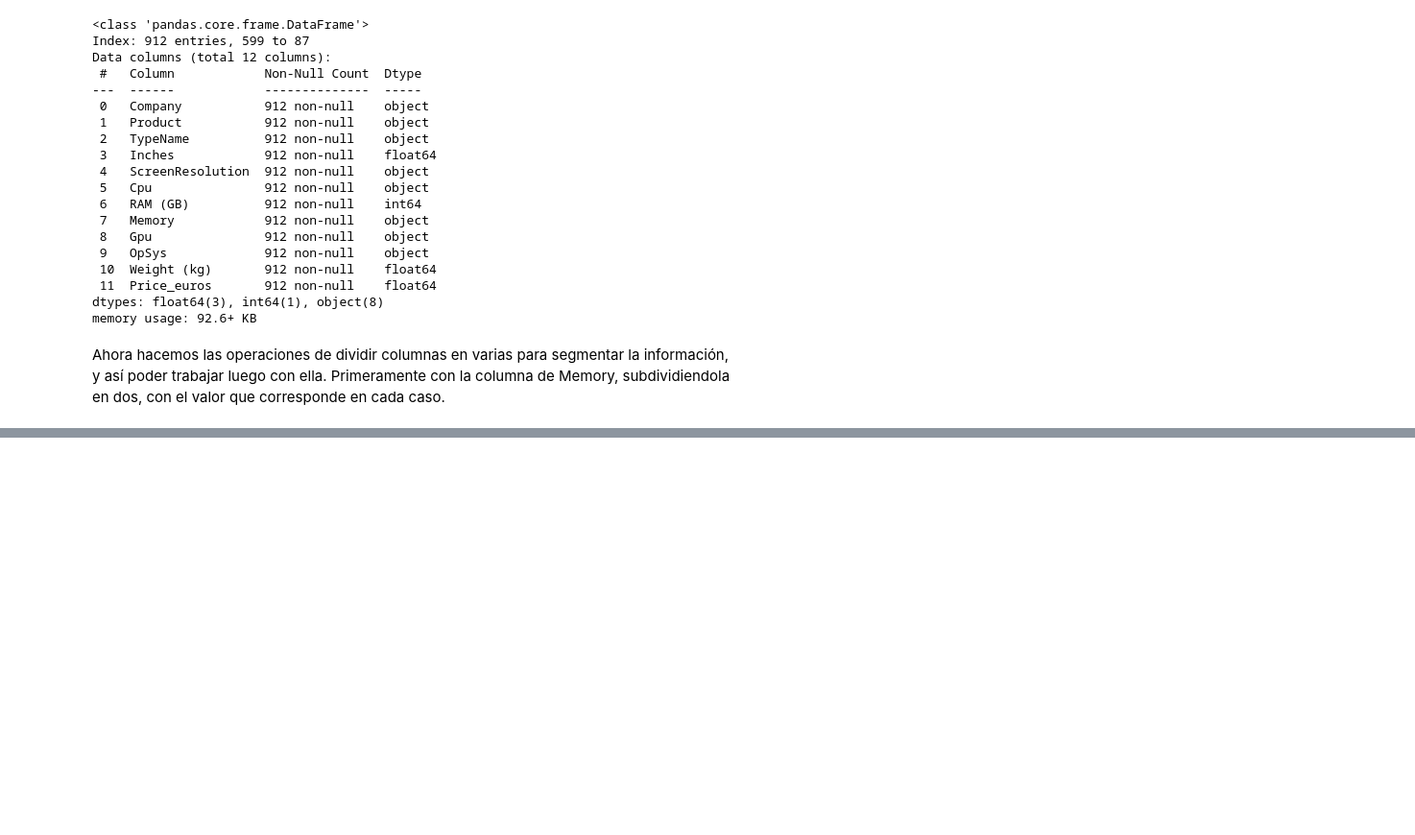
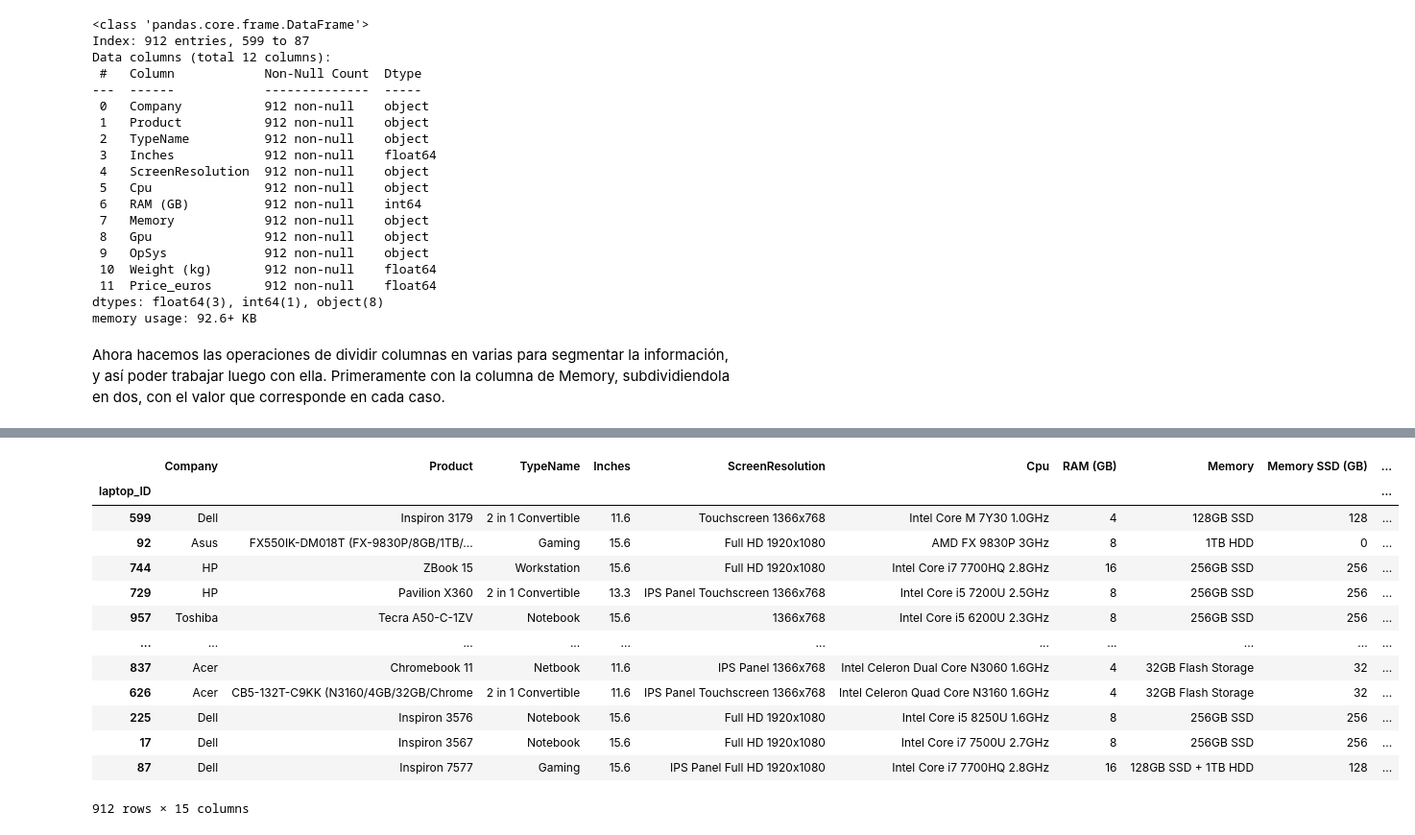
Before and after one commit to angelgvill/DS102024, a Jupyter notebook: 3-MachineLearning/2-Supervisado/ordenadores_agv.ipynb, the cells around one changed output, grey strips where cells are left out. Shown at 96% size. Drawn from its saved outputs; the diff is of its cells as text; code cells hidden in the pictures; blank space fills up the shorter version.

```diff
--- a/3-MachineLearning/2-Supervisado/ordenadores_agv.ipynb
+++ b/3-MachineLearning/2-Supervisado/ordenadores_agv.ipynb
@@ -191,0 +214,46 @@ df
+# %%
+# Función para procesar las columnas
+def memory_int (column):
+    numeric_values = []
+    for value in column:
+        if value == '0' or value == 0:  # Si es 0, mantenerlo como está
+            numeric_values.append(0)
+        else:
+            # Extraer el valor numérico
+            number = int(''.join(filter(str.isdigit, value)))  # Extraer solo los números
+            # Multiplicar por 1000 si contiene TB
+            if 'TB' in value:
+                number *= 1000
+            numeric_values.append(number)
+    return numeric_values
+
+# Procesar cada columna y convertir a GB
+df['Memory SSD (GB)'] = memory_int (df['Memory SSD'])
+df['Memory HDD (GB)'] = memory_int (df['Memory HDD'])
+df['Memory SSHD (GB)'] = memory_int (df['Memory SSHD'])
+
+# Mover las columnas con insert()
+df.insert(8, 'Memory SSD (GB)', df.pop('Memory SSD (GB)'))
+df.insert(9, 'Memory HDD (GB)', df.pop('Memory HDD (GB)'))
+df.insert(10, 'Memory SSHD (GB)', df.pop('Memory SSHD (GB)'))
+
+# Eliminar las columnas originales
+df = df.drop(columns=['Memory SSD', 'Memory HDD', 'Memory SSHD'])
+
+# Mostrar el resultado
+df
+# %% [output]
+|  | Company | Product | TypeName | Inches | ScreenResolution | Cpu | RAM (GB) | Memory | Memory SSD (GB) | ... |
+| laptop_ID |  |  |  |  |  |  |  |  |  | ... |
+| 599 | Dell | Inspiron 3179 | 2 in 1 Convertible | 11.6 | Touchscreen 1366x768 | Intel Core M 7Y30 1.0GHz | 4 | 128GB SSD | 128 | ... |
+| 92 | Asus | FX550IK-DM018T (FX-9830P/8GB/1TB/... | Gaming | 15.6 | Full HD 1920x1080 | AMD FX 9830P 3GHz | 8 | 1TB HDD | 0 | ... |
+| 744 | HP | ZBook 15 | Workstation | 15.6 | Full HD 1920x1080 | Intel Core i7 7700HQ 2.8GHz | 16 | 256GB SSD | 256 | ... |
+| 729 | HP | Pavilion X360 | 2 in 1 Convertible | 13.3 | IPS Panel Touchscreen 1366x768 | Intel Core i5 7200U 2.5GHz | 8 | 256GB SSD | 256 | ... |
+| 957 | Toshiba | Tecra A50-C-1ZV | Notebook | 15.6 | 1366x768 | Intel Core i5 6200U 2.3GHz | 8 | 256GB SSD | 256 | ... |
+| ... | ... | ... | ... | ... | ... | ... | ... | ... | ... | ... |
+| 837 | Acer | Chromebook 11 | Netbook | 11.6 | IPS Panel 1366x768 | Intel Celeron Dual Core N3060 1.6GHz | 4 | 32GB Flash Storage | 32 | ... |
+| 626 | Acer | CB5-132T-C9KK (N3160/4GB/32GB/Chrome | 2 in 1 Convertible | 11.6 | IPS Panel Touchscreen 1366x768 | Intel Celeron Quad Core N3160 1.6GHz | 4 | 32GB Flash Storage | 32 | ... |
+| 225 | Dell | Inspiron 3576 | Notebook | 15.6 | Full HD 1920x1080 | Intel Core i5 8250U 1.6GHz | 8 | 256GB SSD | 256 | ... |
+| 17 | Dell | Inspiron 3567 | Notebook | 15.6 | Full HD 1920x1080 | Intel Core i7 7500U 2.7GHz | 8 | 256GB SSD | 256 | ... |
+| 87 | Dell | Inspiron 7577 | Gaming | 15.6 | IPS Panel Full HD 1920x1080 | Intel Core i7 7700HQ 2.8GHz | 16 | 128GB SSD + 1TB HDD | 128 | ... |
+912 rows × 15 columns
```
Also changed, not shown: parts of 8 cells of this notebook.
